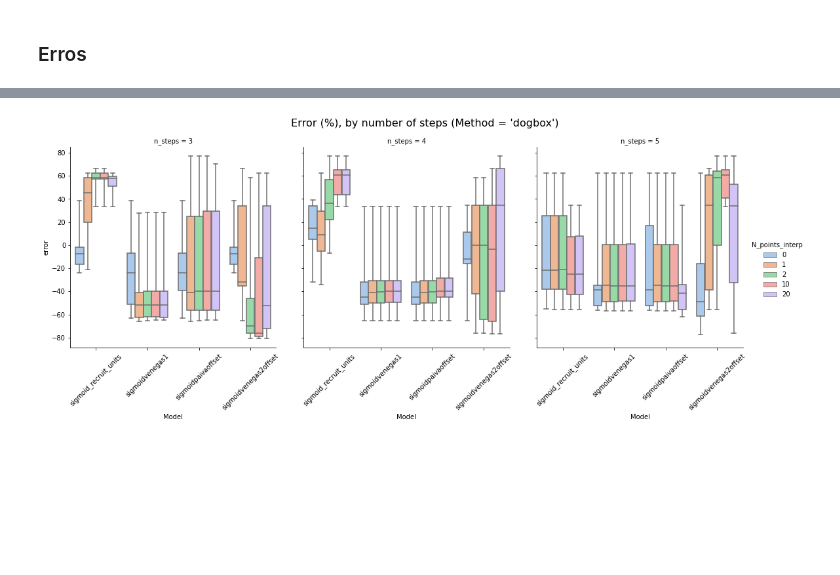
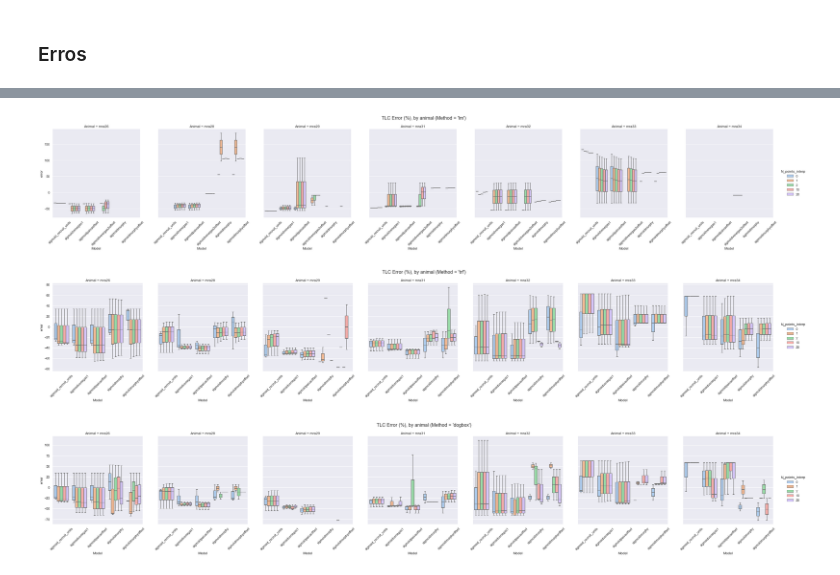
Before and after one commit to edlbcamargo/recrutabilidade, a Jupyter notebook: testa_modelos_relatorio.ipynb, the cells around one changed output, grey strips where cells are left out. Cells and saved outputs as stored; diff of their text form; code cells hidden in the pictures; blank space fills up the shorter version.

```diff
--- a/testa_modelos_relatorio.ipynb
+++ b/testa_modelos_relatorio.ipynb
@@ -16,6 +16,8 @@ warnings.filterwarnings("ignore")
 # para não precisar reiniciar o kernel do jupyter-notebook quando mudar os arquivos .py
 %load_ext autoreload
 %autoreload 2
+# %%
+sns.set_theme()
 # %% [markdown]
 # Lendo dados
 # %%
@@ -48,7 +50,7 @@ v_esperado = {
     "mra31": 1974.4,
     "mra32": 1440.2,
     "mra33": 2154.6,
-    "mra34": 2600 # chute
+    "mra34": 2211.2
 }
 # %%
 dadosdf["volume_esperado"] = dadosdf.apply(lambda row: v_esperado[row.Animal], axis=1)
@@ -278,8 +432,9 @@ plt.show()
 # %%
-ax2 = sns.catplot(x="Model", y="error", kind="box",
-                  whis = 10, col='N_points_interp', hue='n_steps', palette="pastel",
-                  data=resultdf_indiv_fitted_trf)
-ax2.set_xticklabels(rotation=45)
-plt.suptitle('Error (%), by number of interpolated points (Method = \'trf\')', fontsize=16, y=1.05)
-plt.show()
+for met,df in zip(('lm','trf','dogbox'),(resultdf_indiv_fitted_lm,resultdf_indiv_fitted_trf,resultdf_indiv_fitted_dogbox)):
+    ax2 = sns.catplot(x="Model", y="error", kind="box",
+                      whis = 10, col='N_points_interp', hue='n_steps', palette="pastel",
+                      data=df)
+    ax2.set_xticklabels(rotation=45)
+    plt.suptitle('TLC Error (%), by number of interpolated points (Method = \''+met+'\')', fontsize=16, y=1.05)
+    plt.show()
 # %% [output]
@@ -287,8 +444,10 @@ plt.show()
 # %%
-ax2 = sns.catplot(x="Model", y="error", kind="box",
-                  whis = 10, col='n_steps', hue='N_points_interp', palette="pastel",
-                  data=resultdf_indiv_fitted_trf)
-ax2.set_xticklabels(rotation=45)
-plt.suptitle('Error (%), by number of steps (Method = \'trf\')', fontsize=16, y=1.05)
-plt.show()
+for met,df in zip(('lm','trf','dogbox'),(resultdf_indiv_fitted_lm,resultdf_indiv_fitted_trf,resultdf_indiv_fitted_dogbox)):
+    ax2 = sns.catplot(x="Model", y="error", kind="box",
+                      whis = 10, col='n_steps', hue='N_points_interp', palette="pastel",
+                      data=df)
+    ax2.set_xticklabels(rotation=45)
+    plt.gcf().set_size_inches(20,3)
+    plt.suptitle('TLC Error (%), by number of steps (Method = \''+met+'\')', fontsize=16, y=1.1)
+    plt.show()
 # %% [output]
@@ -296,10 +457,14 @@ plt.show()
 # %%
-ax2 = sns.catplot(x="Model", y="error", kind="box",
-                  whis = 10, col='n_steps', hue='N_points_interp', palette="pastel",
-                  data=resultdf_indiv_fitted_dogbox)
-ax2.set_xticklabels(rotation=45)
-plt.suptitle('Error (%), by number of steps (Method = \'dogbox\')', fontsize=16, y=1.05)
-plt.show()
+for met,df in zip(('lm','trf','dogbox'),(resultdf_indiv_fitted_lm,resultdf_indiv_fitted_trf,resultdf_indiv_fitted_dogbox)):
+    ax2 = sns.catplot(x="Model", y="error", kind="box",
+                      whis = 10, col='Animal', hue='N_points_interp', palette="pastel",
+                      col_order = ('mra26','mra28','mra29','mra31','mra32','mra33','mra34'),
+                      data=df)
+    ax2.set_xticklabels(rotation=45)
+    plt.suptitle('TLC Error (%), by animal (Method = \''+met+'\')', fontsize=16, y=1.05)
+    plt.show()
 # %% [output]
-[figure, old version]
+[figure, new version]
+[figure, added]
+[figure, added]
 # %%
```
Also changed, not shown: parts of 30 cells of this notebook, 1 other file.
